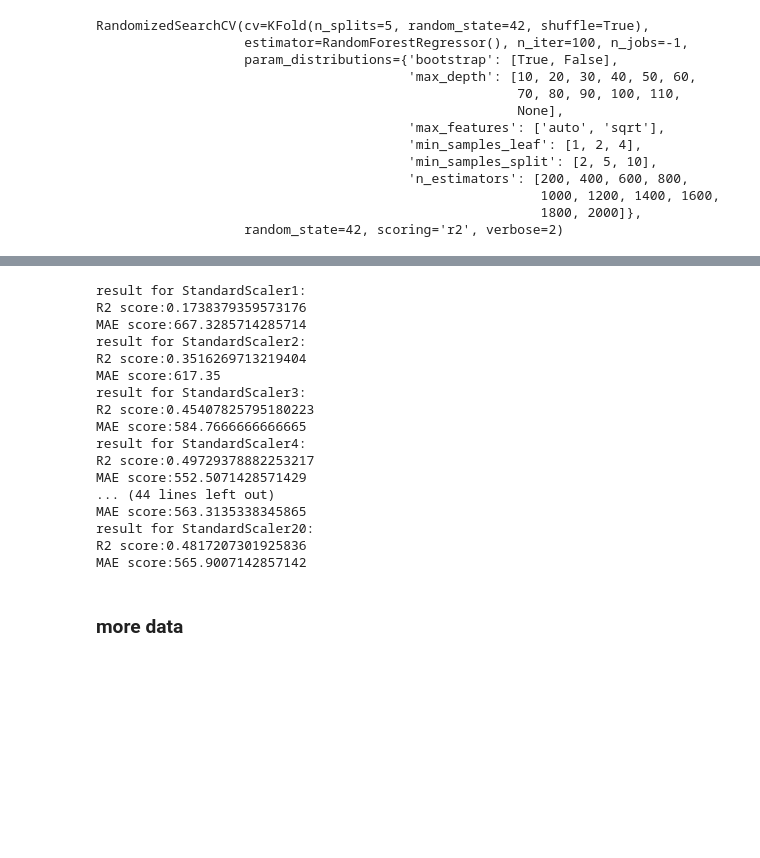
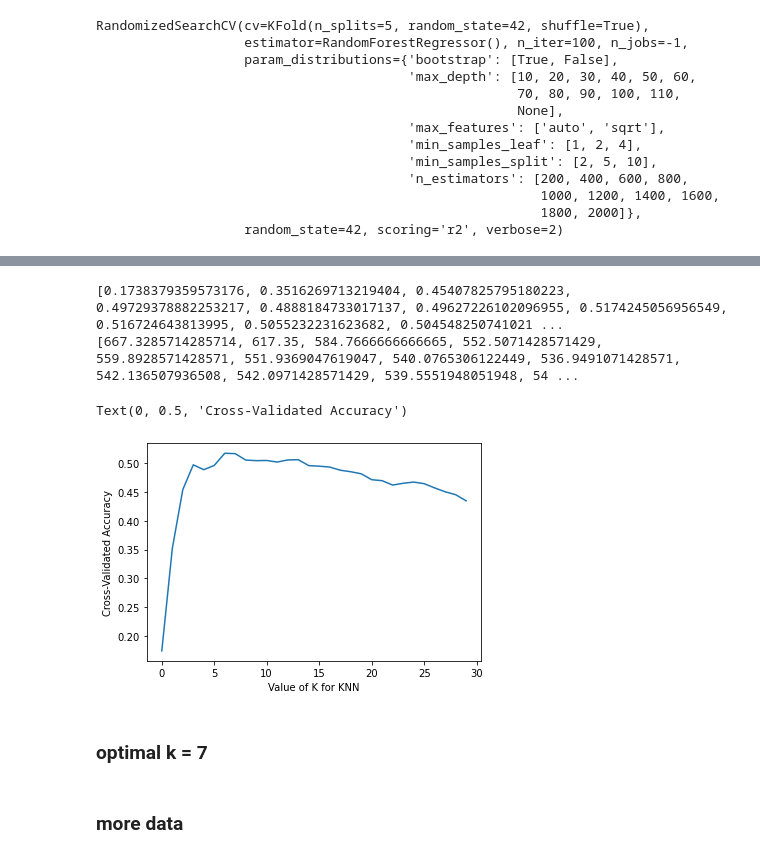
Before and after one commit to yeelacitron/Data-science-project, a Jupyter notebook: web scraping project.ipynb, the cells around one changed output, grey strips where cells are left out. Saved outputs shown, nothing was run; the diff lists cells and outputs as text; code cells hidden in the pictures; blank space fills up the shorter version.

```diff
--- a/web scraping project.ipynb
+++ b/web scraping project.ipynb
@@ -912,29 +908,0 @@ import matplotlib.pyplot as plt
-# %%
-kf = KFold(n_splits=5, random_state=42, shuffle=True)
-for K in range(20):
-    K = K+1
-    model = neighbors.KNeighborsRegressor(n_neighbors = K)
-    R2_scores_standardized = cross_val_score(model, X_train_scaled1, y_train, cv=kf)
-    y_predict_standardized = cross_val_predict(model, X_train_scaled1, y_train, cv=kf)
-    mae_standarsized = MAE(y_train, y_predict_standardized)
-    print("result for StandardScaler" + str(K)+":")
-    print("R2 score:" +(str)(R2_scores_standardized.mean()))
-    print("MAE score:" +(str)(mae_standarsized))
-# %% [output]
-result for StandardScaler1:
-R2 score:0.1738379359573176
-MAE score:667.3285714285714
-result for StandardScaler2:
-R2 score:0.3516269713219404
-MAE score:617.35
-result for StandardScaler3:
-R2 score:0.45407825795180223
-MAE score:584.7666666666665
-result for StandardScaler4:
-R2 score:0.49729378882253217
-MAE score:552.5071428571429
-... (44 lines left out)
-MAE score:563.3135338345865
-result for StandardScaler20:
-R2 score:0.4817207301925836
-MAE score:565.9007142857142
@@ -941,3 +914,38 @@ MAE score:565.9007142857142
+# %%
+kf = KFold(n_splits=5, random_state=42, shuffle=True)
+k_r2_scores = []
+k_mae_scores = []
+k_range = range(30)
+for K in k_range:
+    K = K+1
+    model = neighbors.KNeighborsRegressor(n_neighbors = K)
+    R2_scores_standardized = cross_val_score(model, X_train_scaled1, y_train, cv=kf)
+    k_r2_scores.append(R2_scores_standardized.mean())
+    y_predict_standardized = cross_val_predict(model, X_train_scaled1, y_train, cv=kf)
+    mae_standarsized = MAE(y_train, y_predict_standardized)
+    k_mae_scores.append(mae_standarsized)
+
+
+print(k_r2_scores)
+print(k_mae_scores)
+# %% [output]
+[0.1738379359573176, 0.3516269713219404, 0.45407825795180223, 0.49729378882253217, 0.4888184733017137, 0.49627226102096955, 0.5174245056956549, 0.516724643813995, 0.5055232231623682, 0.504548250741021 ...
+[667.3285714285714, 617.35, 584.7666666666665, 552.5071428571429, 559.8928571428571, 551.9369047619047, 540.0765306122449, 536.9491071428571, 542.136507936508, 542.0971428571429, 539.5551948051948, 54 ...
+# %%
+
+
+import matplotlib.pyplot as plt
+%matplotlib inline
+
+# plot the value of K for KNN (x-axis) versus the cross-validated accuracy (y-axis)
+plt.plot(k_range, k_r2_scores)
+plt.xlabel('Value of K for KNN')
+plt.ylabel('Cross-Validated Accuracy')
+# %% [output]
+Text(0, 0.5, 'Cross-Validated Accuracy')
+[figure, added]
+# %% [markdown]
+### optimal k = 7
 # %% [markdown]
 ### more data
 # %%
```
Also changed, not shown: parts of 19 cells of this notebook.
